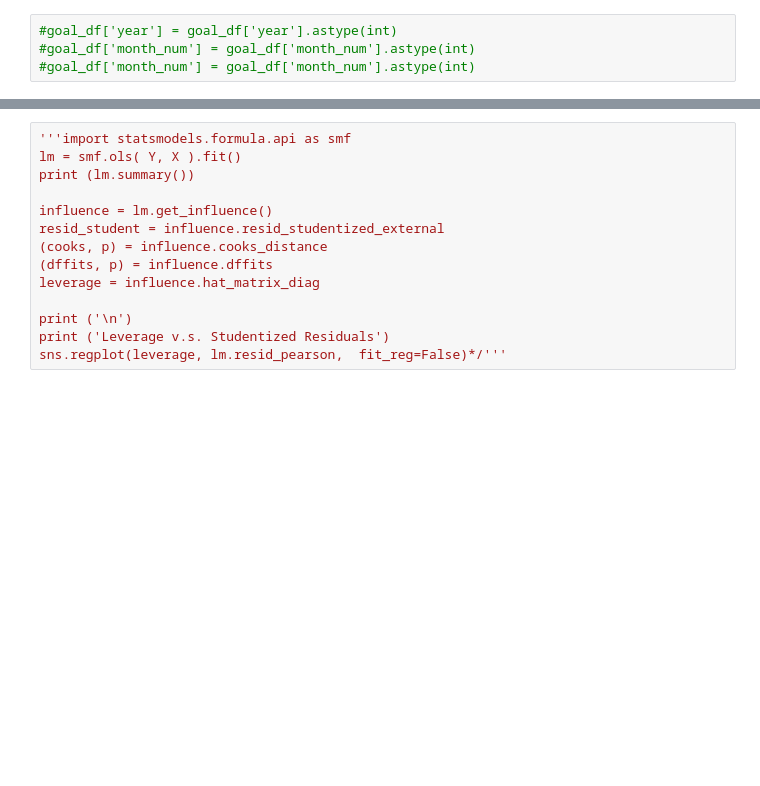
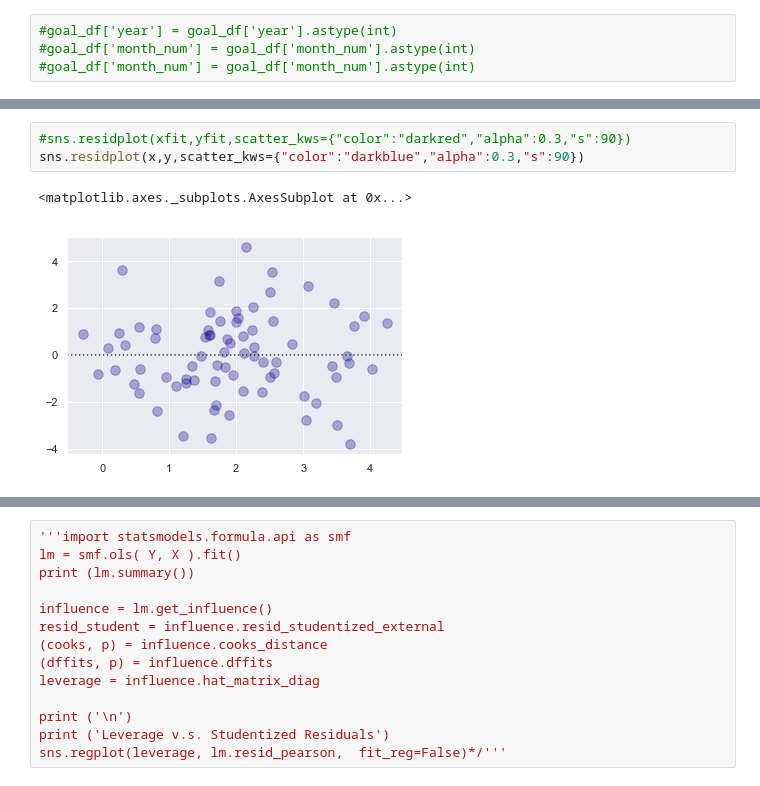
Before and after one commit to quedogf94/Spring2019_Project1, a Jupyter notebook: Goal_1.ipynb, the cells around one changed output, grey strips where cells are left out. Saved outputs shown, nothing was run; the diff lists cells and outputs as text; blank space fills up the shorter version.

```diff
--- a/Goal_1.ipynb
+++ b/Goal_1.ipynb
@@ -245,0 +283,6 @@ print(' y = {0} * x + {1}'.format(m, b))
+# %%
+#sns.residplot(xfit,yfit,scatter_kws={"color":"darkred","alpha":0.3,"s":90})
+sns.residplot(x,y,scatter_kws={"color":"darkblue","alpha":0.3,"s":90})
+# %% [output]
+<matplotlib.axes._subplots.AxesSubplot at 0x...>
+[figure, added]
```
Also changed, not shown: parts of 15 cells of this notebook.
